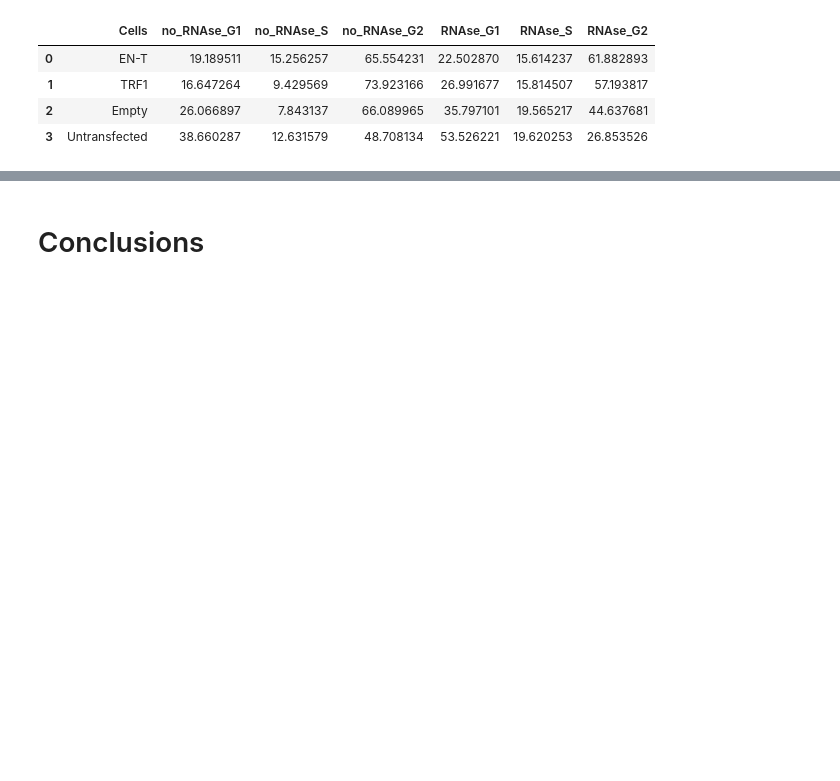
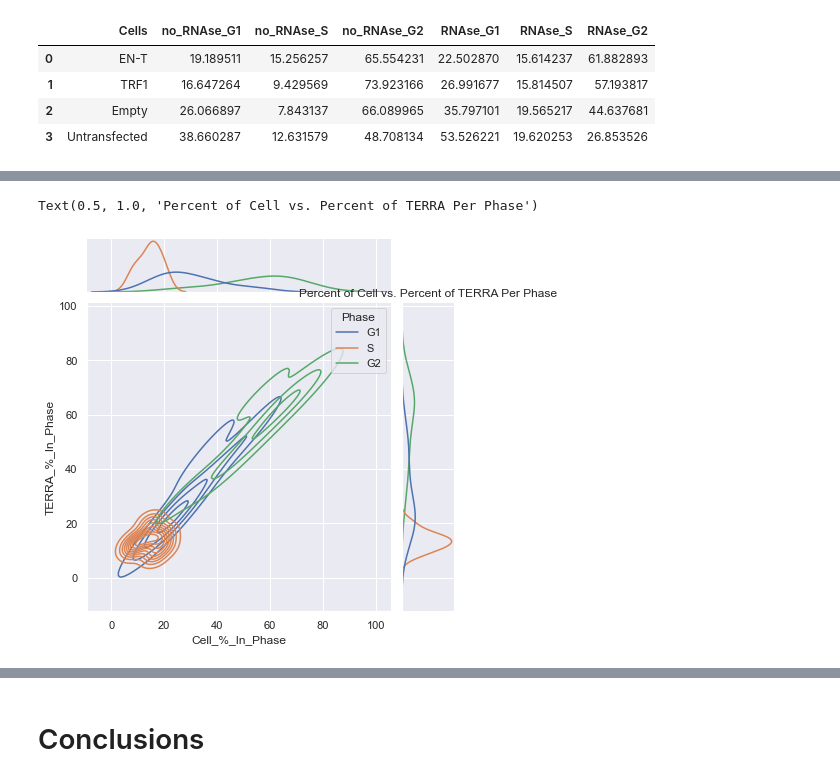
Before and after one commit to aidan-lew/TERRA_DSB, a Jupyter notebook: terra_dsb.ipynb, the cells around one changed output, grey strips where cells are left out. Drawn from its saved outputs; the diff is of its cells as text; code cells hidden in the pictures; blank space fills up the shorter version.

```diff
--- a/terra_dsb.ipynb
+++ b/terra_dsb.ipynb
@@ -397,0 +461,15 @@ grid.fig.tight_layout(w_pad=1)
+# %%
+# For a different look at the relationship betweeen cell accumulation and TERRA accumulation per phase
+g2_phase_combo_df = pd.read_excel('../Documents/telomere_G2_DSB_TERRA.xlsx',
+                    sheet_name=4,
+                    skiprows = 0,
+                    usecols = ['Cell_condition', 'Phase',
+                               'TERRA_%_In_Phase','Cell_%_In_Phase']
+                         )
+
+g2_phase_combo_df.set_index(['Cell_condition'])#good way to fix "not in axis issue"
+g2_phase_combo_df.dropna(axis=0, inplace=True) #sweet, iloc and drop didn't work, but this did
+
+
+#g2_phase_combo_df.columns()
+g2_phase_combo_df.head(6)
@@ -397,0 +484,11 @@ grid.fig.tight_layout(w_pad=1)
+# %%
+# Show that both the majority percent of cells and percent of TERRA accumulate in G2
+g = sns.jointplot(
+    data=g2_phase_combo_df,
+    x="Cell_%_In_Phase", y="TERRA_%_In_Phase", hue="Phase",
+    kind="kde",
+)
+plt.title('Percent of Cell vs. Percent of TERRA Per Phase')
+# %% [output]
+Text(0.5, 1.0, 'Percent of Cell vs. Percent of TERRA Per Phase')
+[figure, added]
```
Also changed, not shown: parts of 18 cells of this notebook.
